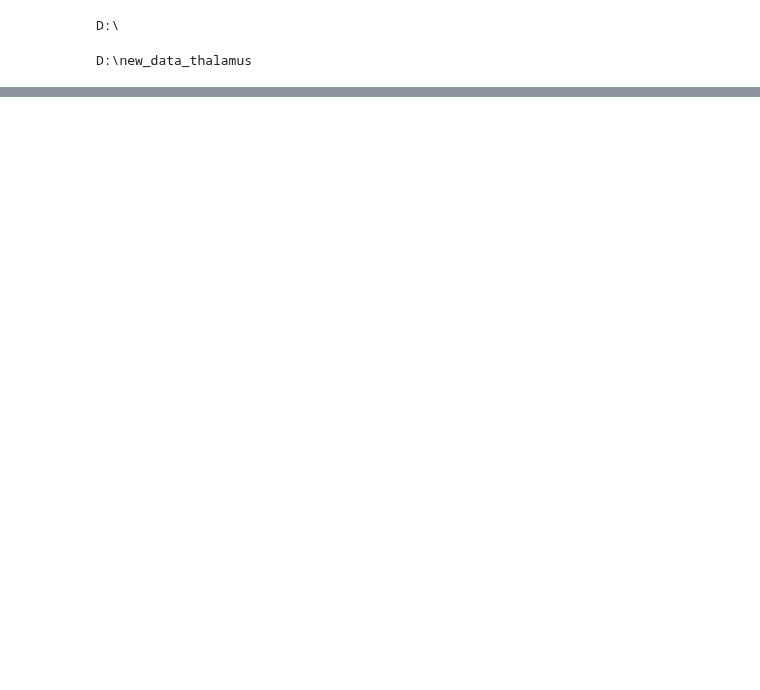
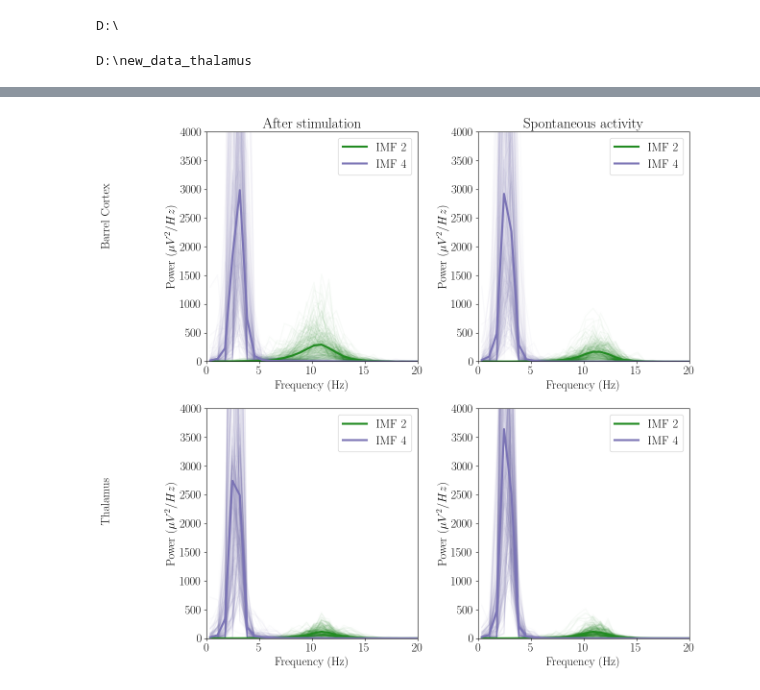
Before and after one commit to benedetta-mariani/Mariani_et_al_2026-Plos_Comp_Bio, a Jupyter notebook: Figure 2.ipynb, the cells around one changed output, grey strips where cells are left out. Cells and saved outputs as stored; diff of their text form; code cells hidden in the pictures; blank space fills up the shorter version.

```diff
--- a/Figure 2.ipynb
+++ b/Figure 2.ipynb
@@ -1037,2 +30,0 @@ path_figures
-# %%
-plt.rcParams['font.size'] = 23
@@ -1061,0 +153,2 @@ np.asarray(aa1).shape
+# %%
+lfpTrials = downsampled
@@ -1061,0 +260,94 @@ np.asarray(aa1).shape
+# %%
+import emd
+import warnings
+warnings.filterwarnings("ignore")
+from matplotlib import cm
+
+fig,ax = plt.subplots(2,2,figsize = (13,12))
+
+ff = np.mean(final[:,:],0)
+
+ax[0,0].plot(hht_f,final[:,:,1].T, color ='forestgreen', alpha = 0.03, );
+ax[0,0].plot(hht_f,final[:,:,3].T, color =cm.get_cmap('Purples')(0.65), alpha = 0.03, );
+ax[0,0].plot(hht_f, ff[:,1], lw = 3,color ='forestgreen',label = "IMF 2")#label = "Hilbert-Huang Transform")
+ax[0,0].plot(hht_f, ff[:,3], lw = 3,color =cm.get_cmap('Purples')(0.65),label = "IMF 4")#label = "Hilbert-Huang Transform")
+
+ax[0,0].set_xlim(0, 20)
+ax[0,0].legend()
+ax[0,0].set_xlabel('Frequency (Hz)');
+ax[0,0].set_ylabel(f'Power ($\mu V^2/Hz$)');
+
+
+ax[0,0].set_ylim(0,4000)
+
+
+ff = np.mean(final_r[:,:],0)
+
+ax[0,1].plot(hht_f,final_r[:,:,1].T, color ='forestgreen', alpha = 0.03, );
+ax[0,1].plot(hht_f,final_r[:,:,3].T, color =cm.get_cmap('Purples')(0.65), alpha = 0.03, );
+ax[0,1].plot(hht_f, ff[:,1], lw = 3,color ='forestgreen',label = "IMF 2")#label = "Hilbert-Huang Transform")
+ax[0,1].plot(hht_f, ff[:,3], lw = 3,color =cm.get_cmap('Purples')(0.65),label = "IMF 4")#label = "Hilbert-Huang Transform"
+
+ax[0,1].set_xlim(0, 20)
+ax[0,1].legend()
+ax[0,1].set_xlabel('Frequency (Hz)');
+ax[0,1].set_ylabel(f'Power ($\mu V^2/Hz$)');
+#ax[0,1].set_yscale('log')
+ax[0,1].set_ylim(0,4000)
+ax[0,0].set_title('After stimulation')
+ax[0,1].set_title('Spontaneous activity')
+
+
+
+ff = np.mean(final_th[:,:],0)
+
+ax[1,0].plot(hht_f,final_th[:,:,1].T, color ='forestgreen', alpha = 0.03, );
+ax[1,0].plot(hht_f,final_th[:,:,3].T, color =cm.get_cmap('Purples')(0.65), alpha = 0.03, );
+ax[1,0].plot(hht_f, ff[:,1], lw = 3,color ='forestgreen',label = "IMF 2")#label = "Hilbert-Huang Transform")
+ax[1,0].plot(hht_f, ff[:,3], lw = 3,color =cm.get_cmap('Purples')(0.65),label = "IMF 4")#label = "Hilbert-Huang Transform")
+
+ax[1,0].set_xlim(0, 50)
+ax[1,0].legend()
+ax[1,0].set_xlabel('Frequency (Hz)');
+ax[1,0].set_ylabel(f'Power ($\mu V^2/Hz$)');
+#ax[1,0].set_yscale('log')
+ax[1,0].set_ylim(0,4000)
+ax[1,0].set_xlim(0,20)
+
+
+ff = np.mean(final_th_r[:,:],0)
+
+ax[1,1].plot(hht_f,final_th_r[:,:,1].T, color ='forestgreen', alpha = 0.03, );
+ax[1,1].plot(hht_f,final_th_r[:,:,3].T, color =cm.get_cmap('Purples')(0.65), alpha = 0.03, );
+ax[1,1].plot(hht_f, ff[:,1], lw = 3,color ='forestgreen',label = "IMF 2")#label = "Hilbert-Huang Transform")
+ax[1,1].plot(hht_f, ff[:,3], lw = 3,color =cm.get_cmap('Purples')(0.65),label = "IMF 4")#label = "Hilbert-Huang Transform")
+
+ax[1,1].legend()
+ax[1,1].set_xlabel('Frequency (Hz)');
+ax[1,1].set_ylabel(f'Power ($\mu V^2/Hz$)');
+#plt.yscale('log')
+ax[1,1].set_ylim(0,4000)
+ax[1,1].set_xlim(0,20)
+
+
+ax[0,0].text(-10,2000,'Barrel Cortex',rotation = 90)
+ax[1,0].text(-10,2000,'Thalamus',rotation = 90)
+annotate = False
+if annotate:
+    ax[0,0].annotate('\\textbf{(a)}', size = 20,
+                     xy=(1, 1), xycoords='axes fraction',
+                     xytext=(0.82,0.05), textcoords='axes fraction')
+
+    ax[0,1].annotate('\\textbf{(b)}', size = 20,
+                     xy=(1, 1), xycoords='axes fraction',
+                     xytext=(0.82,0.05), textcoords='axes fraction')
+    ax[1,0].annotate('\\textbf{(c)}', size = 20,
+                     xy=(1, 1), xycoords='axes fraction',
+                     xytext=(0.82,0.05), textcoords='axes fraction')
+    ax[1,1].annotate('\\textbf{(d)}', size = 20,
+                     xy=(1, 1), xycoords='axes fraction',
+                     xytext=(0.82,0.05), textcoords='axes fraction')
+
+plt.tight_layout();
+# %% [output]
+[figure, added]
```
Also changed, not shown: parts of 60 cells of this notebook, 4 other files.
